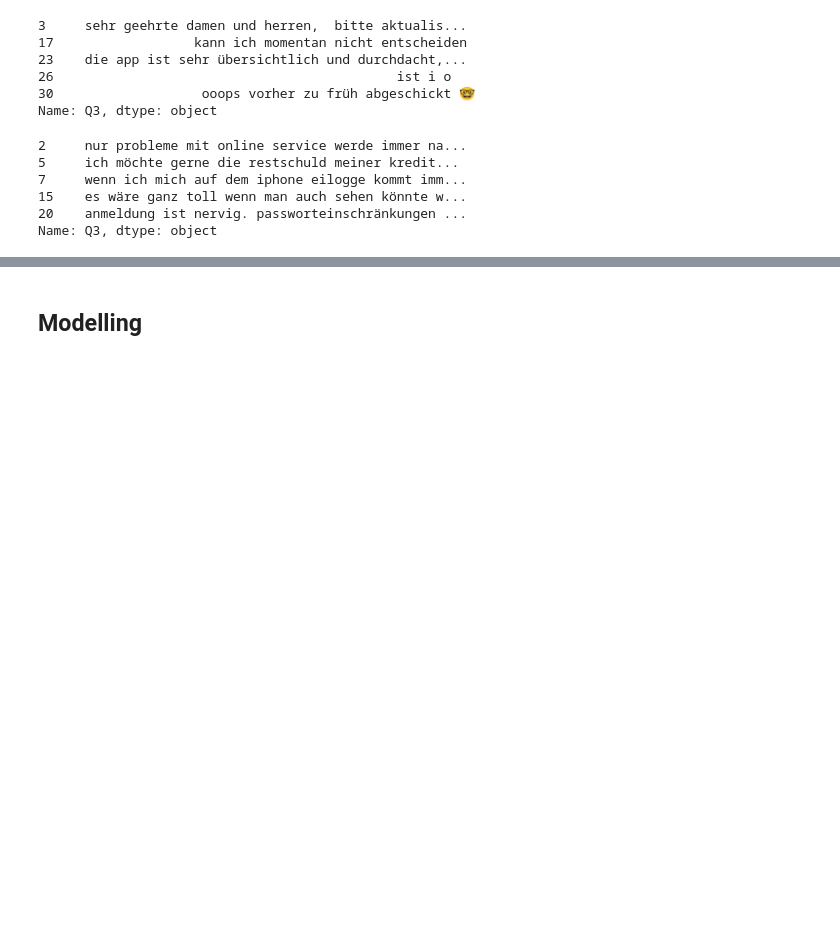
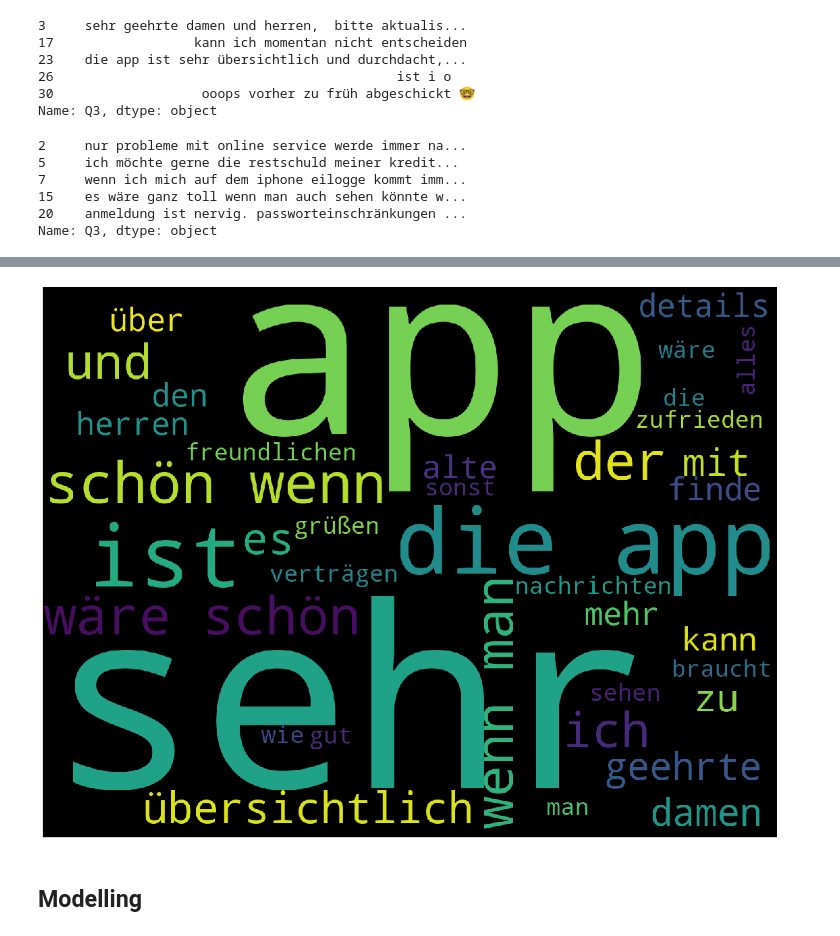
Before and after one commit to MatthiasMM/feedback_classification, a Jupyter notebook: customer_feedback_naiively_classified.ipynb, the cells around one changed output, grey strips where cells are left out. Drawn from its saved outputs; the diff is of its cells as text; code cells hidden in the pictures; blank space fills up the shorter version.

```diff
--- a/customer_feedback_naiively_classified.ipynb
+++ b/customer_feedback_naiively_classified.ipynb
@@ -381,3 +394,8 @@ TypeError: expected string or bytes-like object
+# %%
+# Generate a word cloud image for happy reviews
+print_word_cloud(most_frequent_unhappyreviews, 10)
+# %% [output]
+[figure, added]
 # %% [markdown]
 ## Modelling
 # %%
```
Also changed, not shown: parts of 36 cells of this notebook.
